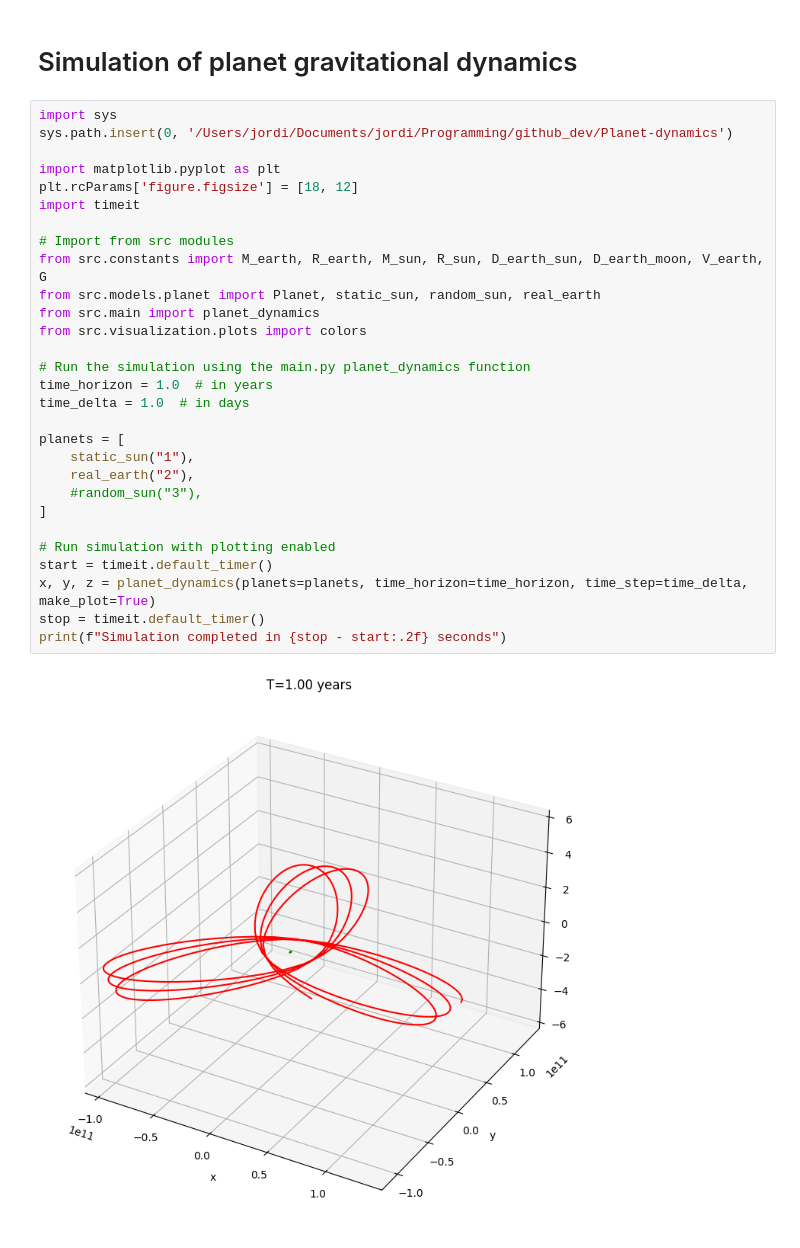
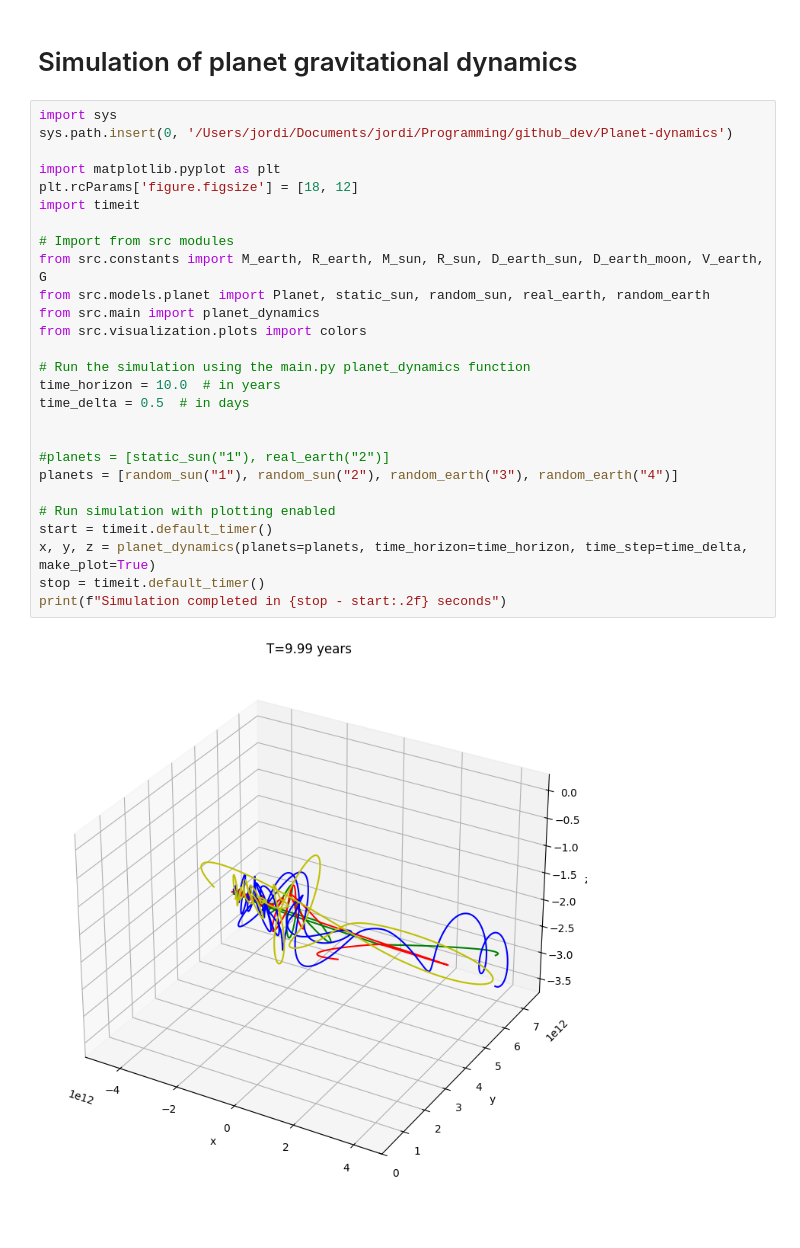
Before and after one commit to JordiBusquets/Planet-dynamics, a Jupyter notebook: scripts/Planets.ipynb, the cells around one changed output. Cells and saved outputs as stored; diff of their text form.

```diff
--- a/scripts/Planets.ipynb
+++ b/scripts/Planets.ipynb
@@ -6,31 +6,29 @@ warnings.filterwarnings('ignore')
 # %%
 import sys
 sys.path.insert(0, '/Users/jordi/Documents/jordi/Programming/github_dev/Planet-dynamics')
 
 import matplotlib.pyplot as plt
 plt.rcParams['figure.figsize'] = [18, 12]
 import timeit
 
 # Import from src modules
 from src.constants import M_earth, R_earth, M_sun, R_sun, D_earth_sun, D_earth_moon, V_earth, G
-from src.models.planet import Planet, static_sun, random_sun, real_earth
+from src.models.planet import Planet, static_sun, random_sun, real_earth, random_earth
 from src.main import planet_dynamics
 from src.visualization.plots import colors
 
 # Run the simulation using the main.py planet_dynamics function
-time_horizon = 1.0  # in years
-time_delta = 1.0  # in days
+time_horizon = 10.0  # in years
+time_delta = 0.5  # in days
 
-planets = [
-    static_sun("1"),
-    real_earth("2"),
-    #random_sun("3"),
-]
+
+#planets = [static_sun("1"), real_earth("2")]
+planets = [random_sun("1"), random_sun("2"), random_earth("3"), random_earth("4")]
 
 # Run simulation with plotting enabled
 start = timeit.default_timer()
 x, y, z = planet_dynamics(planets=planets, time_horizon=time_horizon, time_step=time_delta, make_plot=True)
 stop = timeit.default_timer()
 print(f"Simulation completed in {stop - start:.2f} seconds")
 # %% [output]
-[figure, old version]
+[figure, new version]
```
Also changed, not shown: parts of 1 cell of this notebook, 2 other files.
